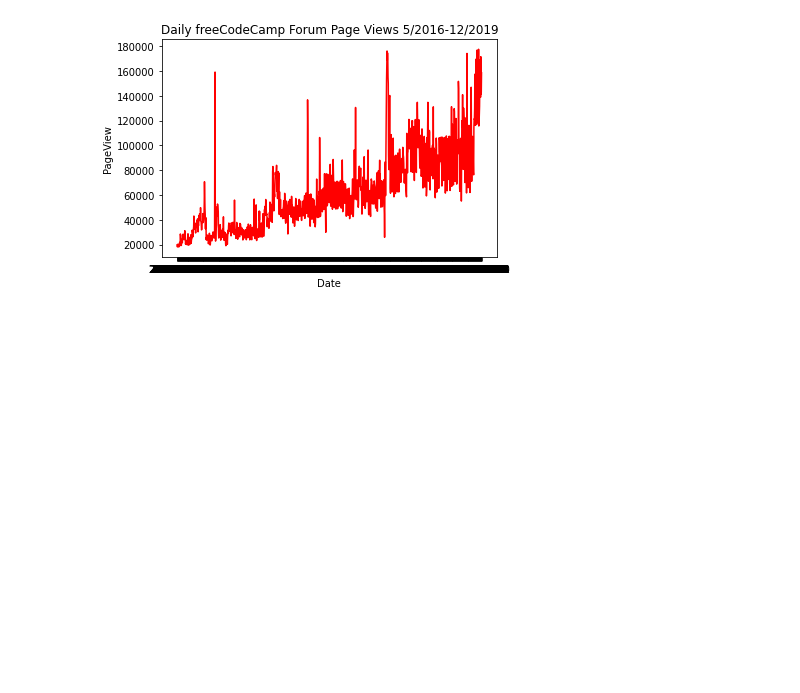
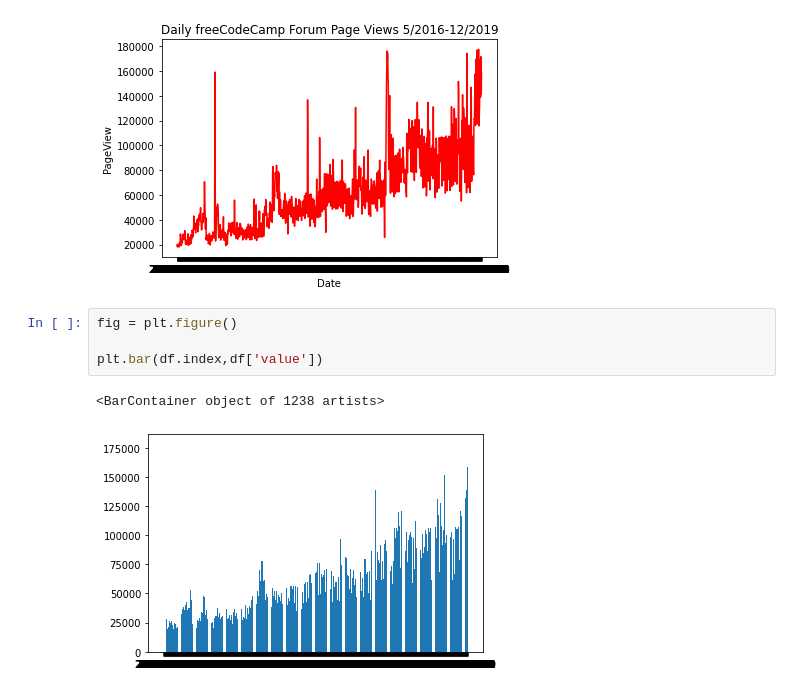
Before and after one commit to omsouravsharma/DataAnalysis_python, a Jupyter notebook: Page View Time Series Visualizer.ipynb, the cells around one changed output. Saved outputs shown, nothing was run; the diff lists cells and outputs as text; blank space fills up the shorter version.

```diff
--- a/Page View Time Series Visualizer.ipynb
+++ b/Page View Time Series Visualizer.ipynb
@@ -123,3 +179,10 @@ plt.ylabel('PageView')
 # %% [output]
 Text(0, 0.5, 'PageView')
 [figure]
+# %%
+fig = plt.figure()
+
+plt.bar(df.index,df['value'])
+# %% [output]
+<BarContainer object of 1238 artists>
+[figure, added]
```
Also changed, not shown: parts of 8 cells of this notebook, 4 other files.
